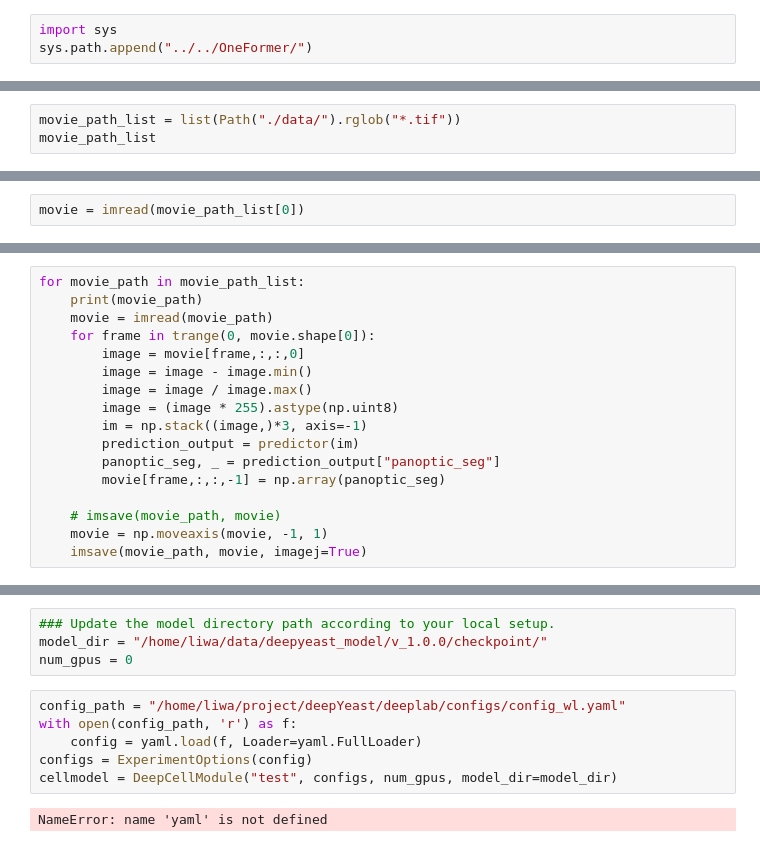
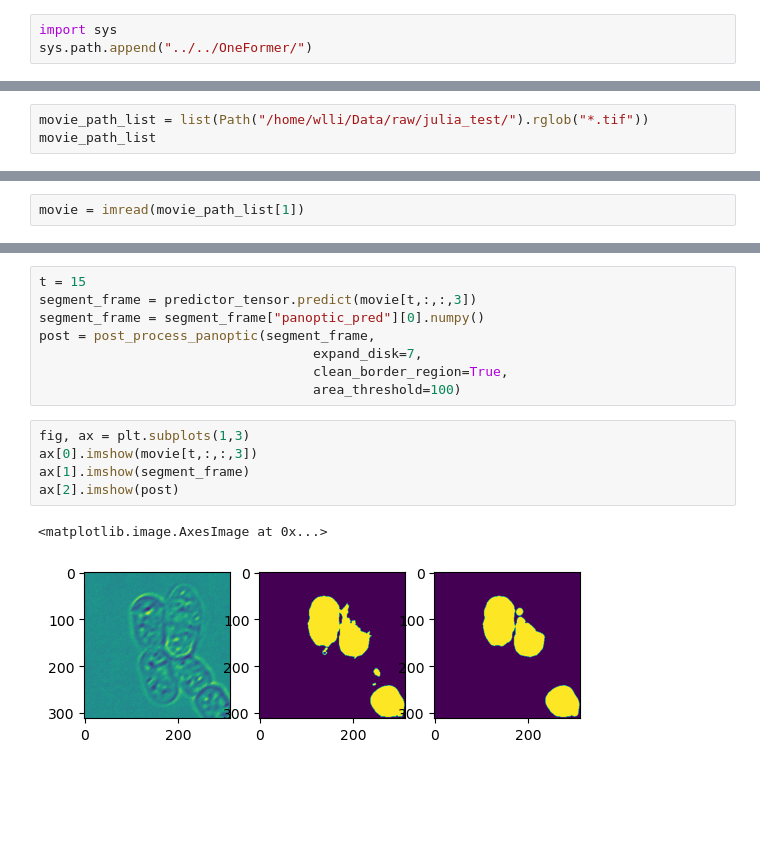
Before and after one commit to wanlanli/yeast_share, a Jupyter notebook: Julia/demo.ipynb, the cells around one changed output, grey strips where cells are left out. Drawn from its saved outputs; the diff is of its cells as text; blank space fills up the shorter version.

```diff
--- a/Julia/demo.ipynb
+++ b/Julia/demo.ipynb
@@ -58,4 +45,4 @@ from pathlib import Path
 # %%
-movie_path_list = list(Path("./data/").rglob("*.tif"))
+movie_path_list = list(Path("/home/wlli/Data/raw/julia_test/").rglob("*.tif"))
 movie_path_list
 # %% [output]
@@ -63,2 +53,2 @@ movie_path_list
 # %%
-movie = imread(movie_path_list[0])
+movie = imread(movie_path_list[1])
@@ -76,17 +54,0 @@ plt.imshow(movie[0,:,:,3])
-# %%
-for movie_path in movie_path_list:
-    print(movie_path)
-    movie = imread(movie_path)
-    for frame in trange(0, movie.shape[0]):
-        image = movie[frame,:,:,0]
-        image = image - image.min()
-        image = image / image.max()
-        image = (image * 255).astype(np.uint8)
-        im = np.stack((image,)*3, axis=-1)
-        prediction_output = predictor(im)
-        panoptic_seg, _ = prediction_output["panoptic_seg"]
-        movie[frame,:,:,-1] = np.array(panoptic_seg)
-
-    # imsave(movie_path, movie)
-    movie = np.moveaxis(movie, -1, 1)
-    imsave(movie_path, movie, imagej=True)
@@ -125,12 +55,16 @@ ModuleNotFoundError: No module named 'tensorflow'
-# %%
-### Update the model directory path according to your local setup.
-model_dir = "/home/liwa/data/deepyeast_model/v_1.0.0/checkpoint/"
-num_gpus = 0
-# %%
-config_path = "/home/liwa/project/deepYeast/deeplab/configs/config_wl.yaml"
-with open(config_path, 'r') as f:
-    config = yaml.load(f, Loader=yaml.FullLoader)
-configs = ExperimentOptions(config)
-cellmodel = DeepCellModule("test", configs, num_gpus, model_dir=model_dir)
-# %% [output]
-NameError: name 'yaml' is not defined
+# %%
+t = 15
+segment_frame = predictor_tensor.predict(movie[t,:,:,3])
+segment_frame = segment_frame["panoptic_pred"][0].numpy()
+post = post_process_panoptic(segment_frame,
+                                   expand_disk=7,
+                                   clean_border_region=True,
+                                   area_threshold=100)
+# %%
+fig, ax = plt.subplots(1,3)
+ax[0].imshow(movie[t,:,:,3])
+ax[1].imshow(segment_frame)
+ax[2].imshow(post)
+# %% [output]
+<matplotlib.image.AxesImage at 0x...>
+[figure, added]
```
Also changed, not shown: parts of 22 cells of this notebook, 4 other files.
